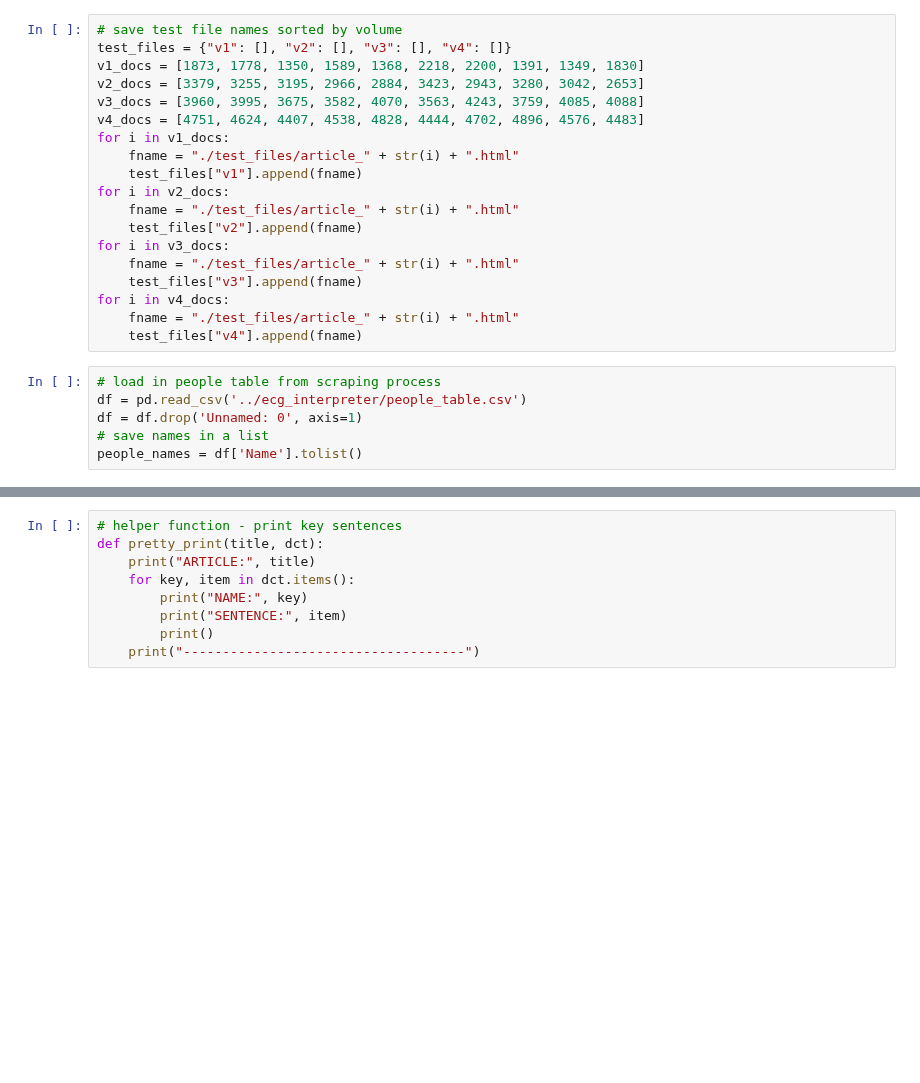
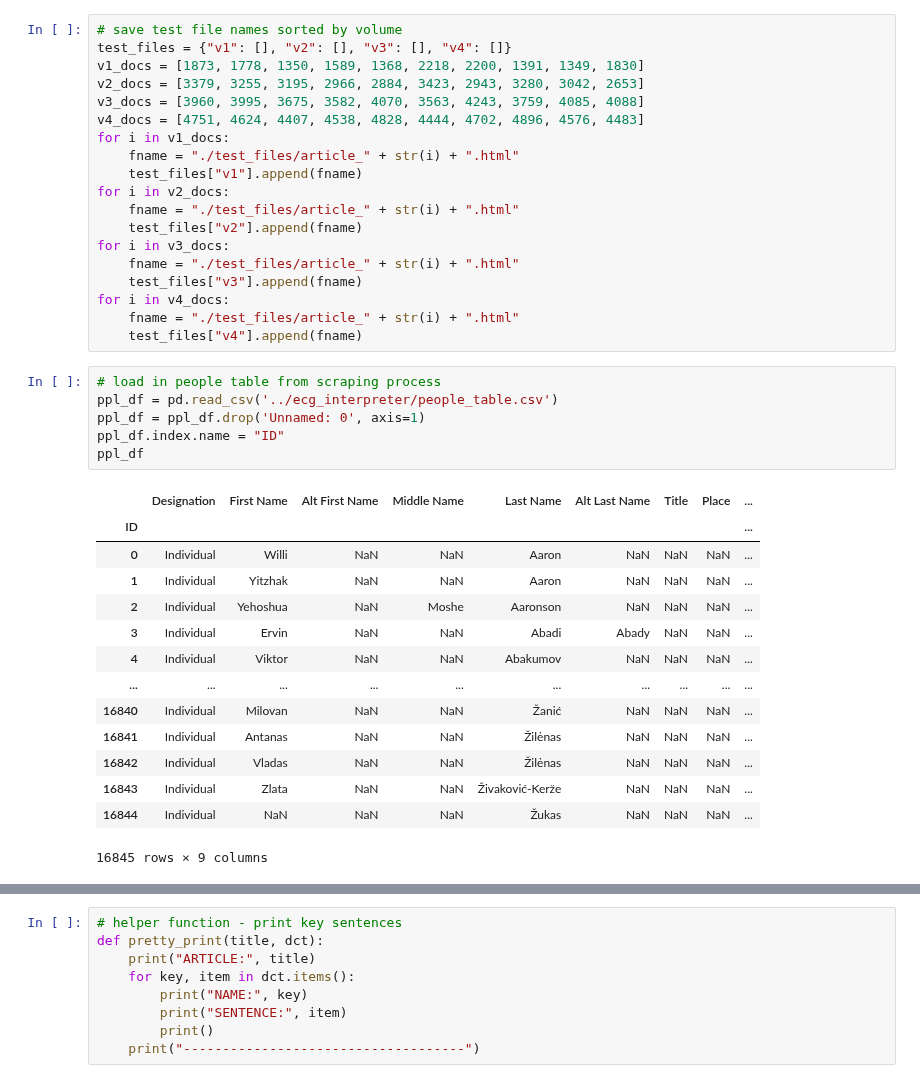
Before and after one commit to people-of-the-holocaust/interpreter, a Jupyter notebook: pattern_finding/people_pattern_finding.ipynb, the cells around one changed output, grey strips where cells are left out. Cells and saved outputs as stored; diff of their text form; blank space fills up the shorter version.

Commit message:
updated people search in prog

```diff
--- a/pattern_finding/people_pattern_finding.ipynb
+++ b/pattern_finding/people_pattern_finding.ipynb
@@ -22,7 +26,22 @@ for i in v4_docs:
     test_files["v4"].append(fname)
 # %%
 # load in people table from scraping process
-df = pd.read_csv('../ecg_interpreter/people_table.csv')
-df = df.drop('Unnamed: 0', axis=1)
-# save names in a list
-people_names = df['Name'].tolist()
+ppl_df = pd.read_csv('../ecg_interpreter/people_table.csv')
+ppl_df = ppl_df.drop('Unnamed: 0', axis=1)
+ppl_df.index.name = "ID"
+ppl_df
+# %% [output]
+|  | Designation | First Name | Alt First Name | Middle Name | Last Name | Alt Last Name | Title | Place | ... |
+| ID |  |  |  |  |  |  |  |  | ... |
+| 0 | Individual | Willi | NaN | NaN | Aaron | NaN | NaN | NaN | ... |
+| 1 | Individual | Yitzhak | NaN | NaN | Aaron | NaN | NaN | NaN | ... |
+| 2 | Individual | Yehoshua | NaN | Moshe | Aaronson | NaN | NaN | NaN | ... |
+| 3 | Individual | Ervin | NaN | NaN | Abadi | Abady | NaN | NaN | ... |
+| 4 | Individual | Viktor | NaN | NaN | Abakumov | NaN | NaN | NaN | ... |
+| ... | ... | ... | ... | ... | ... | ... | ... | ... | ... |
+| 16840 | Individual | Milovan | NaN | NaN | Žanić | NaN | NaN | NaN | ... |
+| 16841 | Individual | Antanas | NaN | NaN | Žilėnas | NaN | NaN | NaN | ... |
+| 16842 | Individual | Vladas | NaN | NaN | Žilėnas | NaN | NaN | NaN | ... |
+| 16843 | Individual | Zlata | NaN | NaN | Živaković-Kerže | NaN | NaN | NaN | ... |
+| 16844 | Individual | NaN | NaN | NaN | Žukas | NaN | NaN | NaN | ... |
+16845 rows × 9 columns
```
Also changed, not shown: parts of 5 cells of this notebook, 1 other file.
